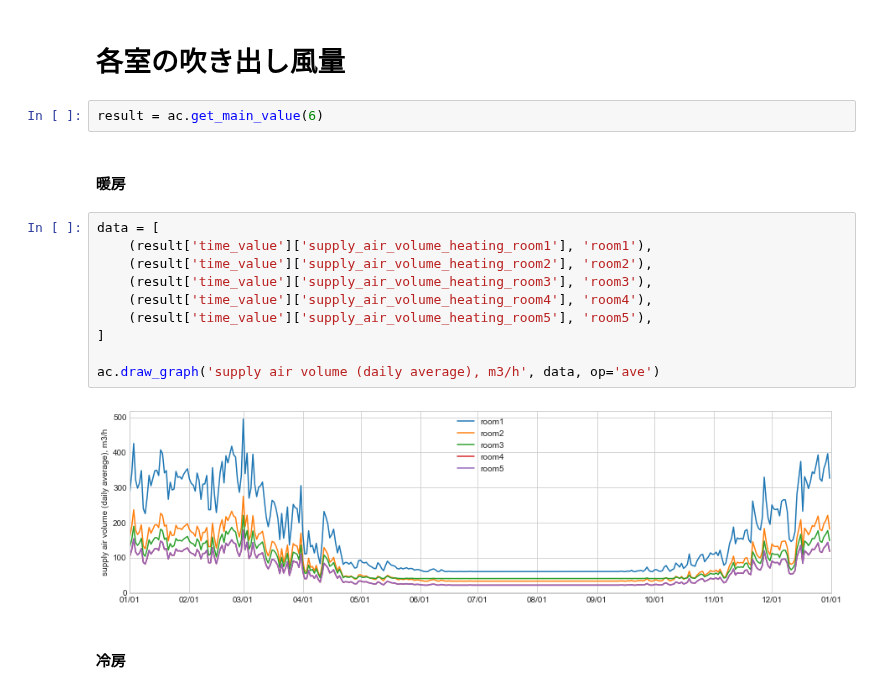
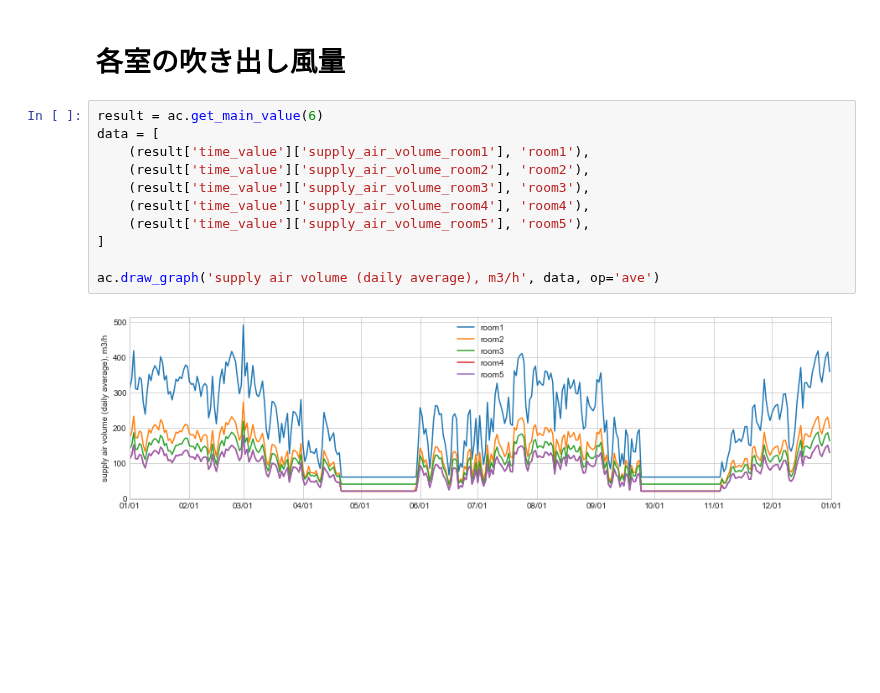
Before and after one commit to HisashiMiura/duct_type_central_hc_system, a Jupyter notebook: report_circulating_air_flow.ipynb, the cells around one changed output. Saved outputs shown, nothing was run; the diff lists cells and outputs as text; blank space fills up the shorter version.

```diff
--- a/report_4_supply_air_volume.ipynb
+++ b/report_circulating_air_flow.ipynb
@@ -164,20 +148,15 @@ ac.draw_graph('total supply air volume(daily average), m3/h', data, op='ave')
 # %% [markdown]
 # 各室の吹き出し風量
-# %%
-result = ac.get_main_value(6)
-# %% [markdown]
-#### 暖房
 # %%
+result = ac.get_main_value(6)
 data = [
-    (result['time_value']['supply_air_volume_heating_room1'], 'room1'),
-    (result['time_value']['supply_air_volume_heating_room2'], 'room2'),
-    (result['time_value']['supply_air_volume_heating_room3'], 'room3'),
-    (result['time_value']['supply_air_volume_heating_room4'], 'room4'),
-    (result['time_value']['supply_air_volume_heating_room5'], 'room5'),
+    (result['time_value']['supply_air_volume_room1'], 'room1'),
+    (result['time_value']['supply_air_volume_room2'], 'room2'),
+    (result['time_value']['supply_air_volume_room3'], 'room3'),
+    (result['time_value']['supply_air_volume_room4'], 'room4'),
+    (result['time_value']['supply_air_volume_room5'], 'room5'),
 ]
 
 ac.draw_graph('supply air volume (daily average), m3/h', data, op='ave')
 # %% [output]
-[figure, old version]
+[figure, new version]
-# %% [markdown]
-#### 冷房
```
Also changed, not shown: parts of 5 cells of this notebook.
